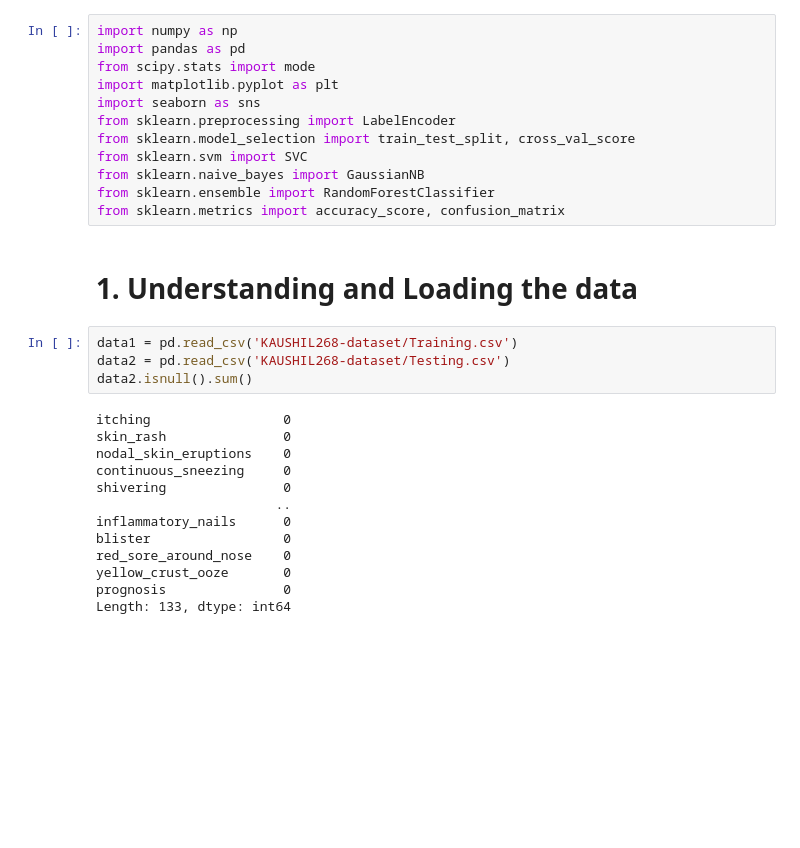
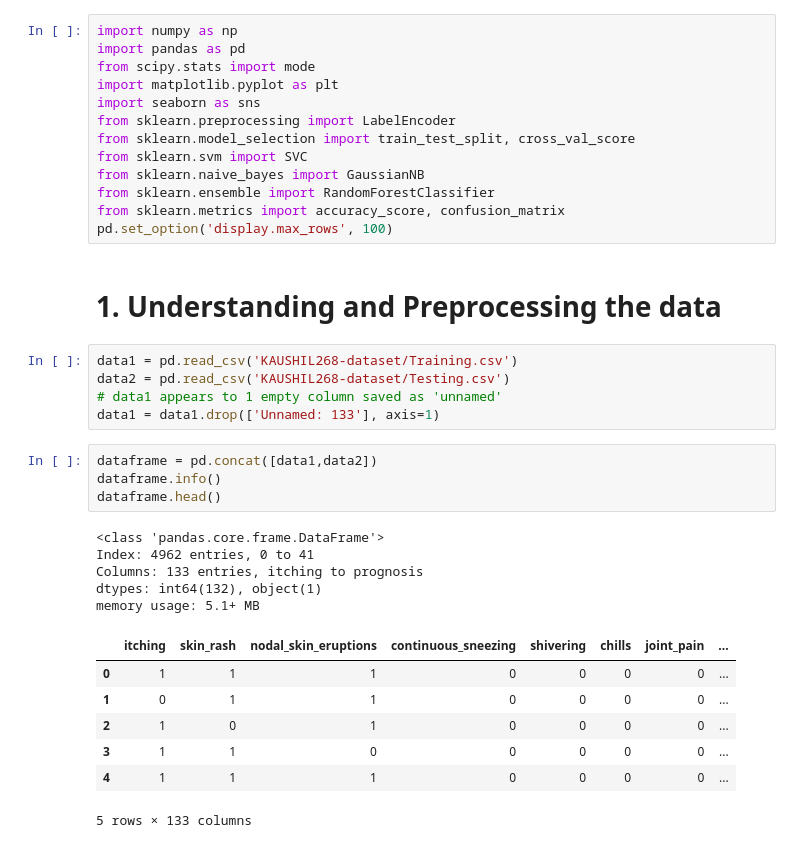
Before and after one commit to cegavix/Virtual-Doctors-Chatbot, a Jupyter notebook: create_model.ipynb, the cells around one changed output. Saved outputs shown, nothing was run; the diff lists cells and outputs as text; blank space fills up the shorter version.

```diff
--- a/create_model.ipynb
+++ b/create_model.ipynb
@@ -10,22 +10,28 @@ from sklearn.svm import SVC
 from sklearn.naive_bayes import GaussianNB
 from sklearn.ensemble import RandomForestClassifier
 from sklearn.metrics import accuracy_score, confusion_matrix
+pd.set_option('display.max_rows', 100)
 # %% [markdown]
-# 1. Understanding and Loading the data
+# 1. Understanding and Preprocessing the data
 # %%
 data1 = pd.read_csv('KAUSHIL268-dataset/Training.csv')
 data2 = pd.read_csv('KAUSHIL268-dataset/Testing.csv')
-data2.isnull().sum()
+# data1 appears to 1 empty column saved as 'unnamed'
+data1 = data1.drop(['Unnamed: 133'], axis=1)
-# %% [output]
-itching                 0
-skin_rash               0
-nodal_skin_eruptions    0
-continuous_sneezing     0
-shivering               0
-                       ..
-inflammatory_nails      0
-blister                 0
-red_sore_around_nose    0
-yellow_crust_ooze       0
-prognosis               0
-Length: 133, dtype: int64
+# %%
+dataframe = pd.concat([data1,data2])
+dataframe.info()
+dataframe.head()
+# %% [output]
+<class 'pandas.core.frame.DataFrame'>
+Index: 4962 entries, 0 to 41
+Columns: 133 entries, itching to prognosis
+dtypes: int64(132), object(1)
+memory usage: 5.1+ MB
+|  | itching | skin_rash | nodal_skin_eruptions | continuous_sneezing | shivering | chills | joint_pain | ... |
+| 0 | 1 | 1 | 1 | 0 | 0 | 0 | 0 | ... |
+| 1 | 0 | 1 | 1 | 0 | 0 | 0 | 0 | ... |
+| 2 | 1 | 0 | 1 | 0 | 0 | 0 | 0 | ... |
+| 3 | 1 | 1 | 0 | 0 | 0 | 0 | 0 | ... |
+| 4 | 1 | 1 | 1 | 0 | 0 | 0 | 0 | ... |
+5 rows × 133 columns
```
Also changed, not shown: parts of 19 cells of this notebook, 8 other files.
